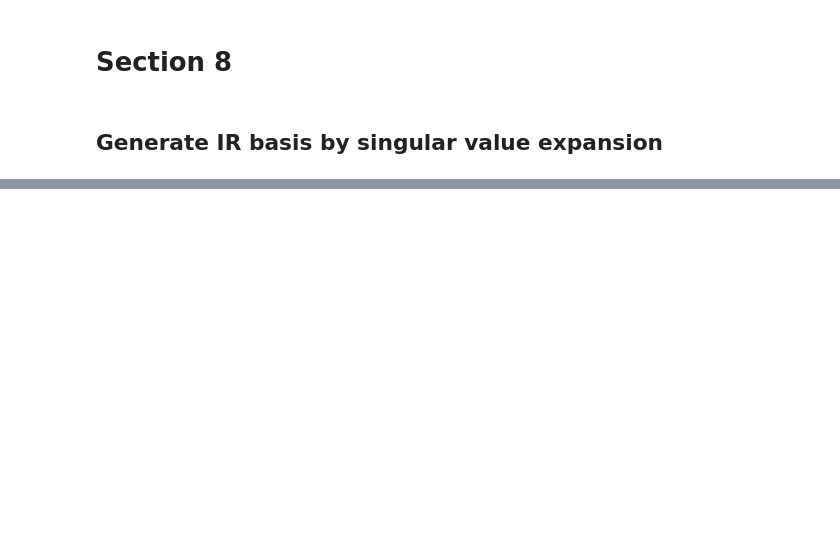
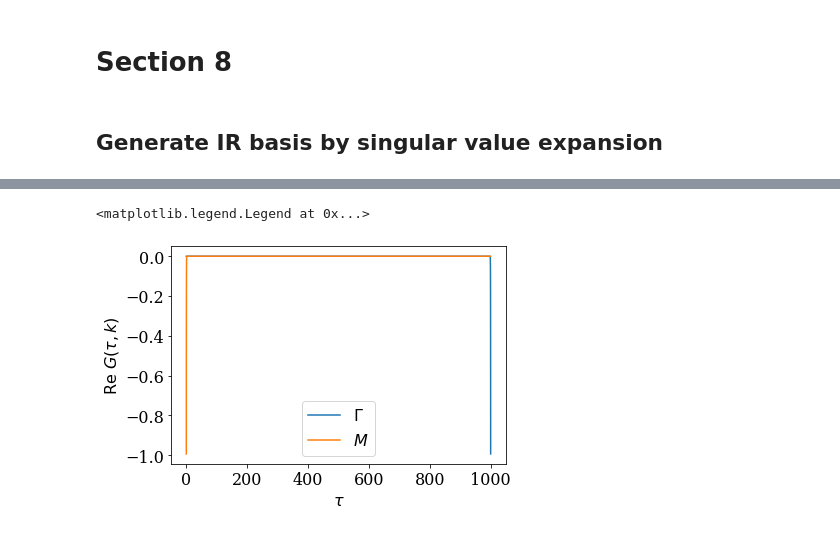
Before and after one commit to shinaoka/numerical_recipes_many_body_physics, a Jupyter notebook: python/section8.ipynb, the cells around one changed output, grey strips where cells are left out. Saved outputs shown, nothing was run; the diff lists cells and outputs as text; code cells hidden in the pictures; blank space fills up the shorter version.

```diff
--- a/python/section8.ipynb
+++ b/python/section8.ipynb
@@ -214,0 +79,12 @@ plt.savefig("uhat.pdf")
+# %%
+gkt = smpl_tau.evaluate(gkl)
+
+plt.plot(smpl_tau.sampling_points, gkt[:,0].real, label=r'$\Gamma$')
+plt.plot(smpl_tau.sampling_points,
+    gkt.reshape(-1,*kps)[:,nk_lin//2,nk_lin//2].real, label=r'$M$')
+plt.xlabel(r"$\tau$")
+plt.ylabel(r"$\mathrm{Re}~G(\tau, k)$")
+plt.legend()
+# %% [output]
+<matplotlib.legend.Legend at 0x...>
+[figure, added]
```
Also changed, not shown: parts of 37 cells of this notebook.
